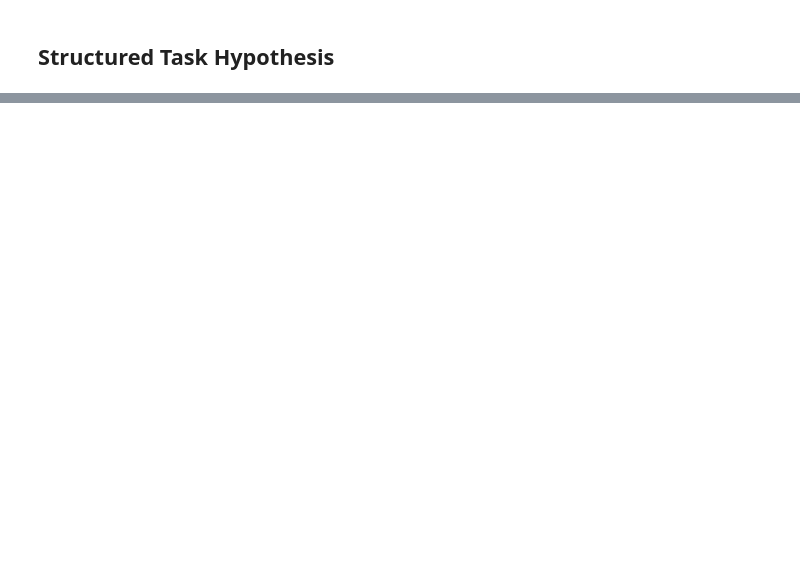
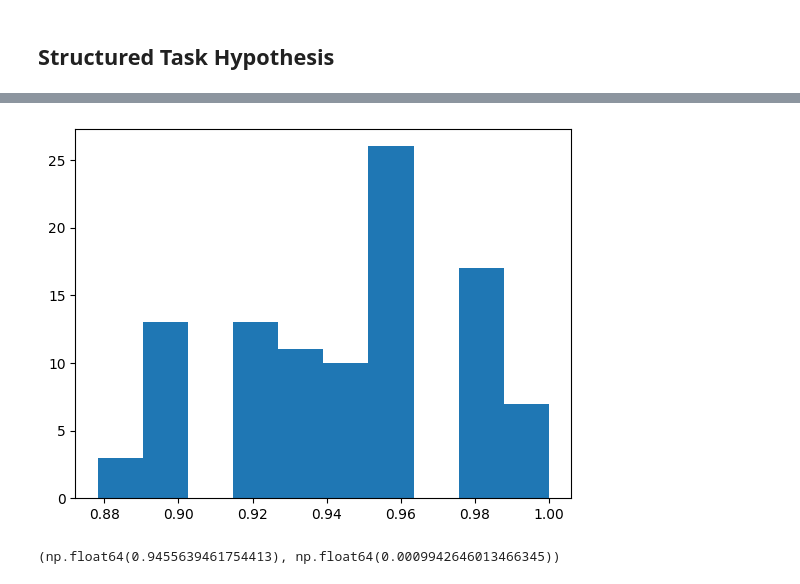
Before and after one commit to derfred/tutorials, a Jupyter notebook: icl_structured_task_hypothesis/icl_structured_task_hypothesis.ipynb, the cells around one changed output, grey strips where cells are left out. Saved outputs shown, nothing was run; the diff lists cells and outputs as text; code cells hidden in the pictures; blank space fills up the shorter version.

```diff
--- a/icl_structured_task_hypothesis/icl_structured_task_hypothesis.ipynb
+++ b/icl_structured_task_hypothesis/icl_structured_task_hypothesis.ipynb
@@ -174,0 +305,9 @@ np.float64(0.5187590259380597)
+# %%
+plt.hist(CR_keywords_scores)
+plt.show()
+# %% [output]
+[figure, added]
+# %%
+np.mean(CR_keywords_scores), np.var(CR_keywords_scores)
+# %% [output]
+(np.float64(0.9455639461754413), np.float64(0.0009942646013466345))
```
Also changed, not shown: parts of 24 cells of this notebook.
